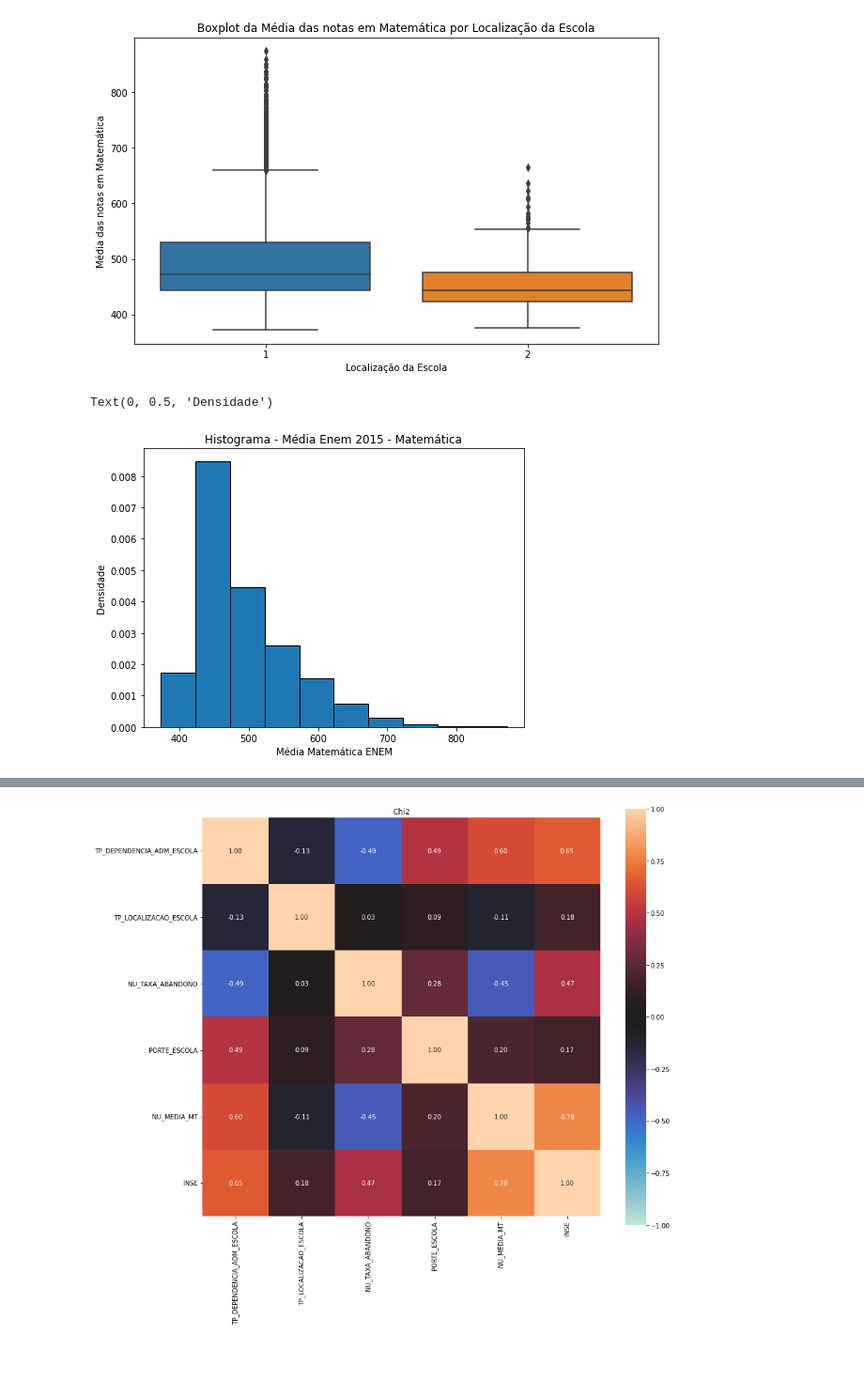
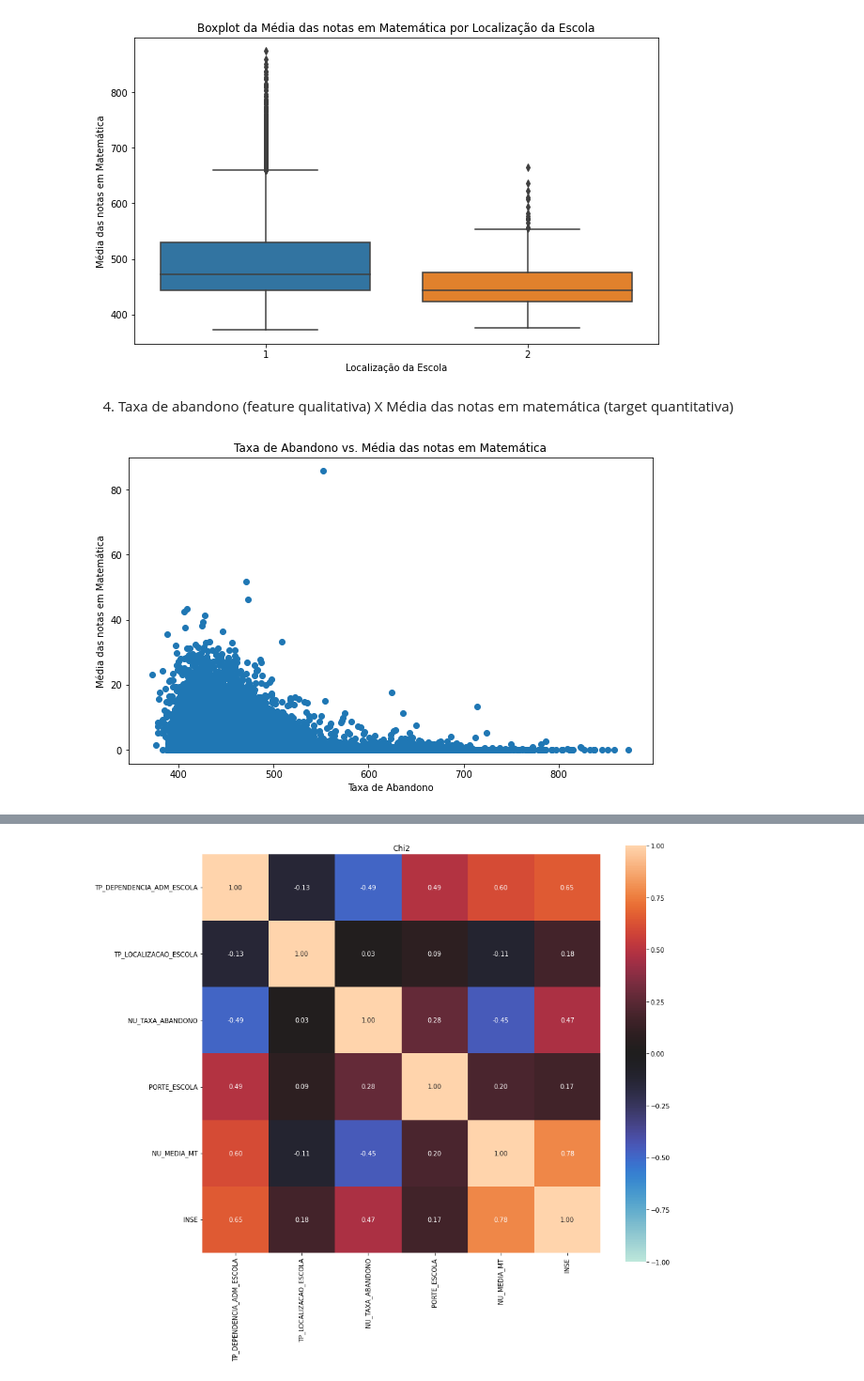
Before and after one commit to insper-classroom/23-1a-cd-p2-lucca_pedro_rafael, a Jupyter notebook: P2.ipynb, the cells around one changed output, grey strips where cells are left out. Shown: that part at 94% size. Cells and saved outputs as stored; diff of their text form; code cells hidden in the pictures; blank space fills up the shorter version.

```diff
--- a/P2.ipynb
+++ b/P2.ipynb
@@ -175,11 +164,0 @@ plt.show()
-# %%
-plt.figure(figsize=(16, 12))
-
-plt.subplot(221)
-plt.hist(dados_limpando.NU_MEDIA_MT, edgecolor='black', density=True)
-plt.title("Histograma - Média Enem 2015 - Matemática")
-plt.xlabel('Média Matemática ENEM')
-plt.ylabel('Densidade')
-# %% [output]
-Text(0, 0.5, 'Densidade')
-[figure, removed]
@@ -191,0 +165,12 @@ nu_abandona = dados_limpando['NU_TAXA_ABANDONO']
+# %% [markdown]
+4) Taxa de abandono (feature qualitativa) X Média das notas em matemática (target quantitativa)
+# %%
+# Gráfico de Dispersão: Taxa de Abandono vs. Média das notas em Matemática
+plt.figure(figsize=(10, 6))
+plt.scatter(dados_limpando['NU_MEDIA_MT'], dados_limpando['NU_TAXA_ABANDONO'])
+plt.xlabel('Taxa de Abandono')
+plt.ylabel('Média das notas em Matemática')
+plt.title('Taxa de Abandono vs. Média das notas em Matemática')
+plt.show()
+# %% [output]
+[figure, added]
```
Also changed, not shown: parts of 12 cells of this notebook.
